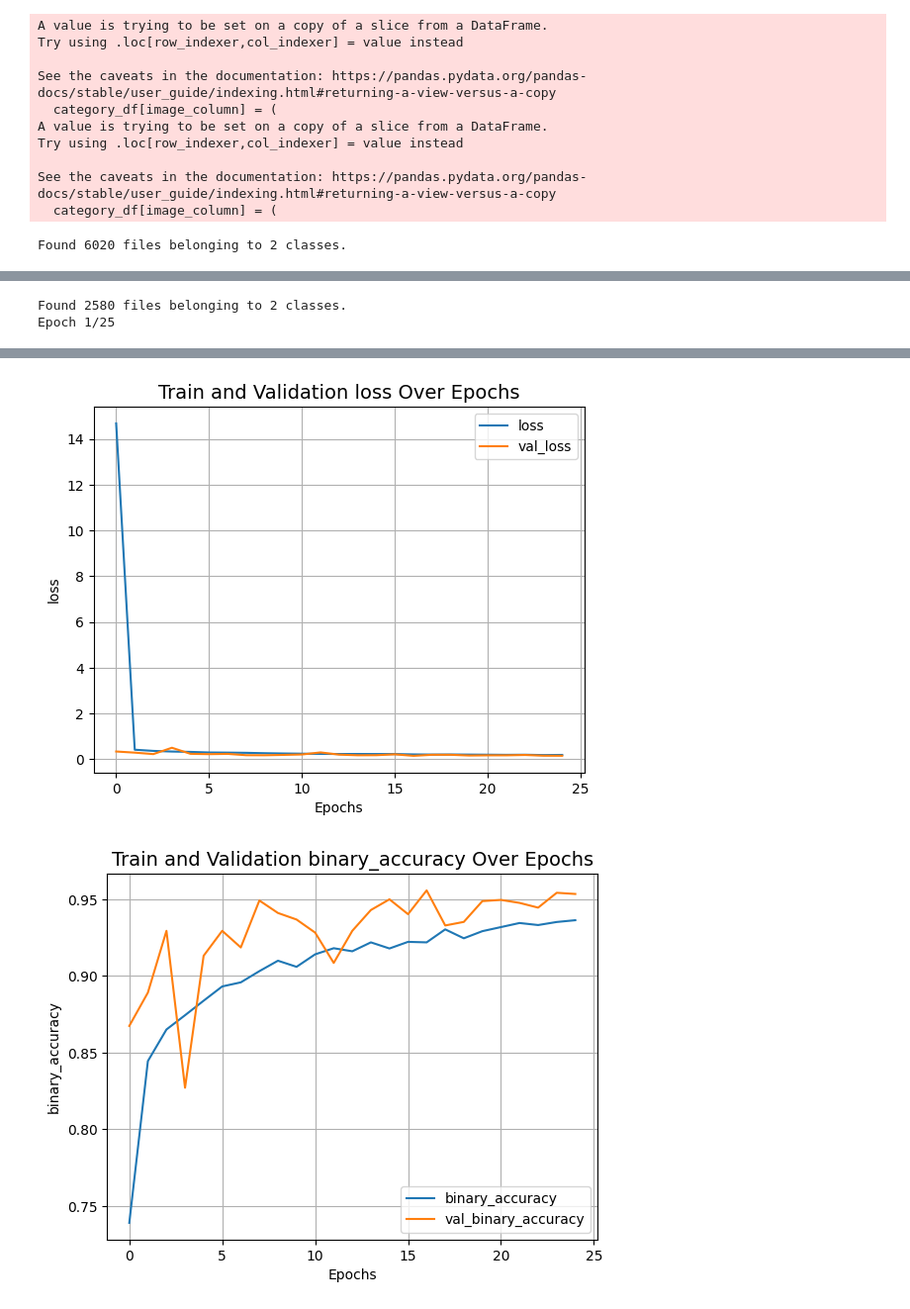
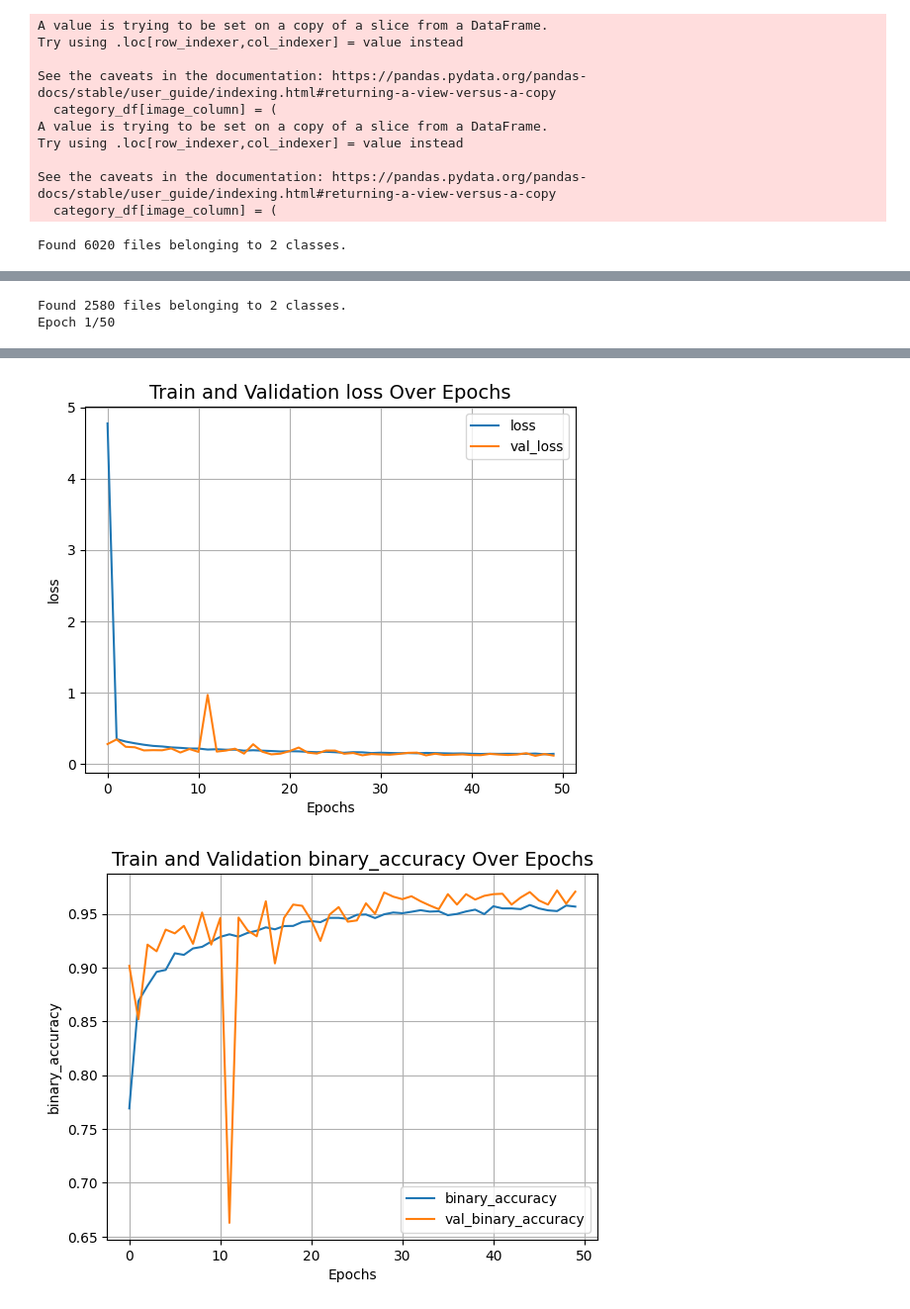
Before and after one commit to ClaytonSnyder/Pneumonia-DNN, a Jupyter notebook: expirements.ipynb, the cells around one changed output, grey strips where cells are left out. Shown at 99% size. Drawn from its saved outputs; the diff is of its cells as text; code cells hidden in the pictures.

```diff
--- a/expirements.ipynb
+++ b/expirements.ipynb
@@ -7,6 +7,7 @@ from pneumonia_dnn.models.cnn import run_cnn
 import matplotlib.pyplot as plt
 from keras import backend
 from pneumonia_dnn.models.vit import run_vit
+from pneumonia_dnn.models.vgg16 import run_vgg16
 
 def plot_history(history, item):
     plt.plot(history.history[item], label=item)
@@ -17,4 +18,6 @@ def plot_history(history, item):
     plt.legend()
     plt.grid()
     plt.show()
+
+epochs = 50
 # %% [output]
@@ -79,7 +82,7 @@ create_project("first_project", "pneumonia", 224, 224, 3, None, 0.7, 8600, None)
 # %%
 apply_augmentations("first_project", 0.2, 0.2, True, True, 0.02)
 # %%
-cnn_history = run_cnn("first_project")
+cnn_history = run_cnn("first_project", epochs=epochs)
 plot_history(cnn_history, "loss")
 plot_history(cnn_history, "binary_accuracy")
 backend.clear_session()
@@ -98,2 +101,2 @@ Found 6020 files belonging to 2 classes.
 Found 2580 files belonging to 2 classes.
-Epoch 1/25
+Epoch 1/50
@@ -123,3 +126,3 @@ Epoch 25/25
-[figure, old version]
+[figure, new version]
-[figure, old version]
+[figure, new version]
 # %%
```
Also changed, not shown: parts of 4 cells of this notebook, 2 other files.
